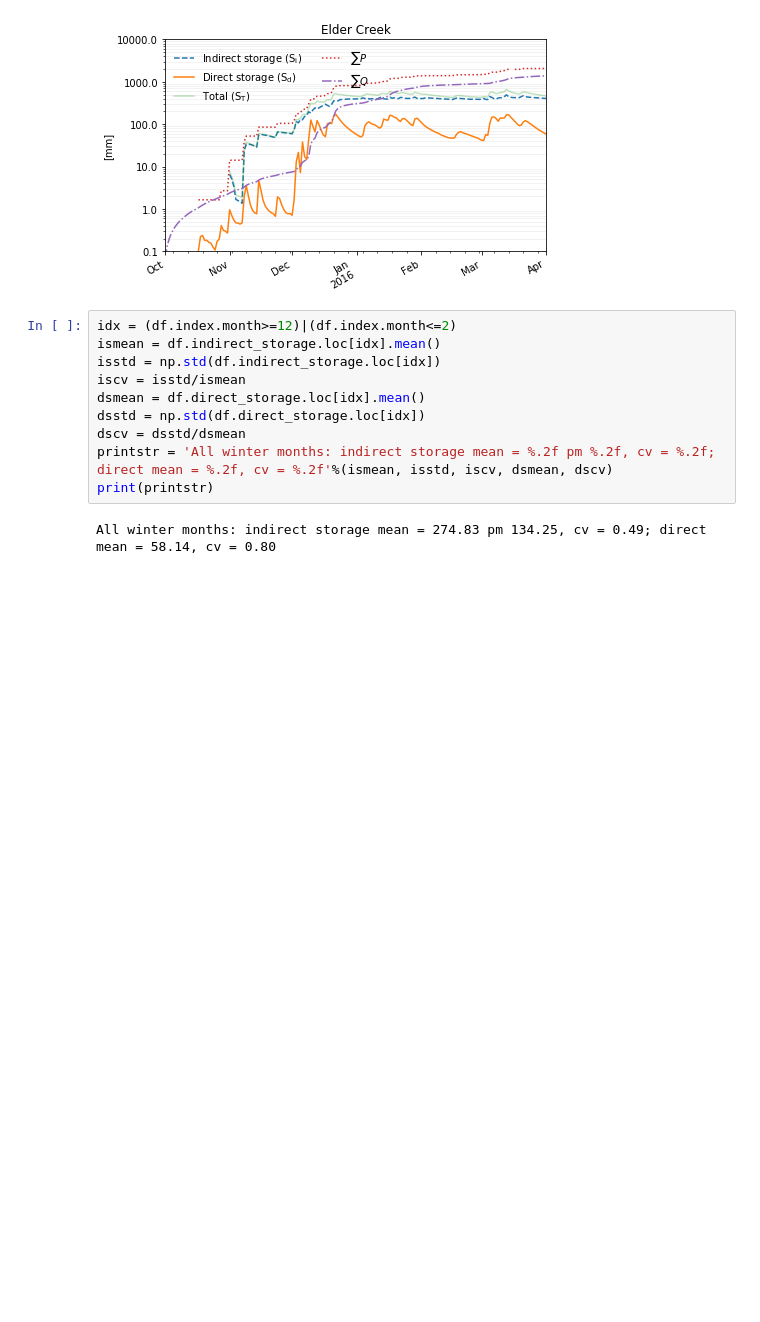
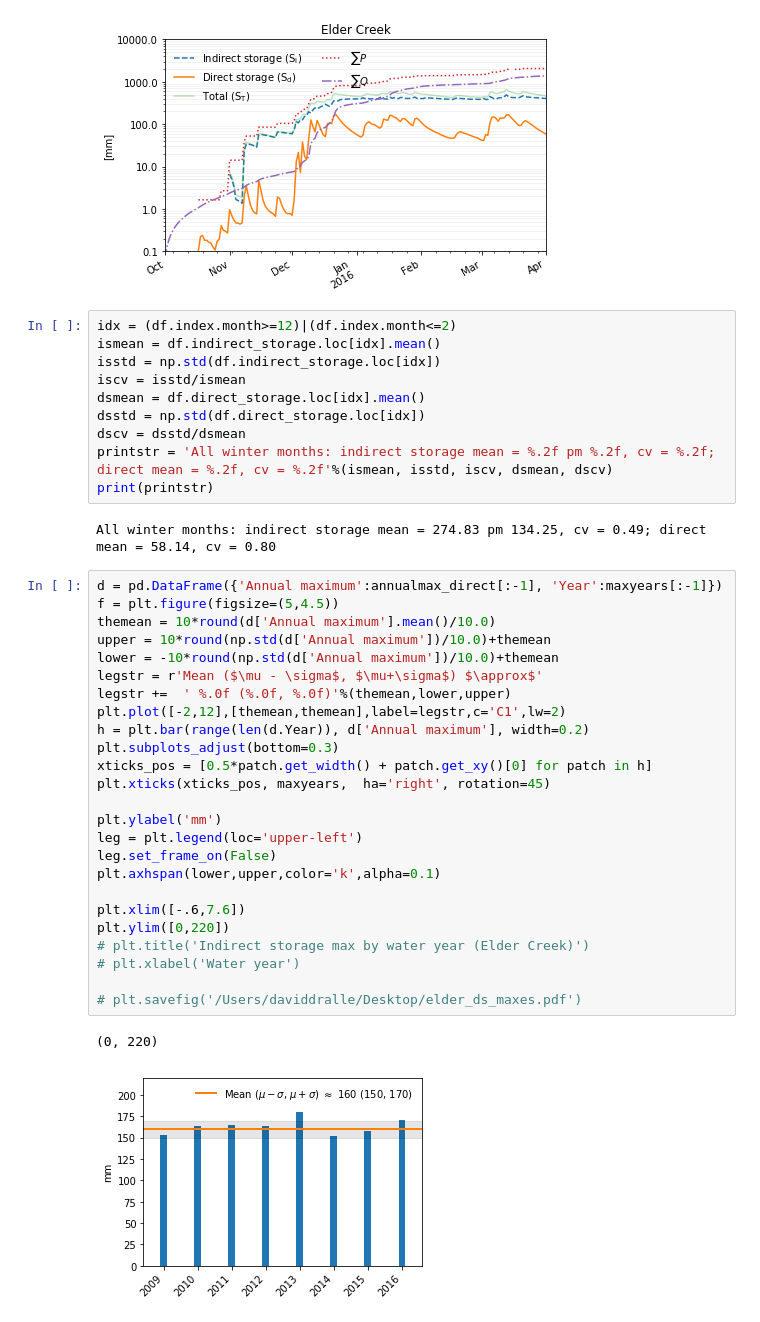
Before and after one commit to daviddralle/indirect_storage, a Jupyter notebook: SI_dynamic_storage_daily_elder.ipynb, the cells around one changed output. Cells and saved outputs as stored; diff of their text form; blank space fills up the shorter version.

```diff
--- a/SI_dynamic_storage_daily_elder.ipynb
+++ b/SI_dynamic_storage_daily_elder.ipynb
@@ -294,6 +294,34 @@ printstr = 'All winter months: indirect storage mean = %.2f pm %.2f, cv = %.2f;
 print(printstr)
 # %% [output]
 All winter months: indirect storage mean = 274.83 pm 134.25, cv = 0.49; direct mean = 58.14, cv = 0.80
+# %%
+d = pd.DataFrame({'Annual maximum':annualmax_direct[:-1], 'Year':maxyears[:-1]})
+f = plt.figure(figsize=(5,4.5))
+themean = 10*round(d['Annual maximum'].mean()/10.0)
+upper = 10*round(np.std(d['Annual maximum'])/10.0)+themean
+lower = -10*round(np.std(d['Annual maximum'])/10.0)+themean
+legstr = r'Mean ($\mu - \sigma$, $\mu+\sigma$) $\approx$'
+legstr +=  ' %.0f (%.0f, %.0f)'%(themean,lower,upper)
+plt.plot([-2,12],[themean,themean],label=legstr,c='C1',lw=2)
+h = plt.bar(range(len(d.Year)), d['Annual maximum'], width=0.2)
+plt.subplots_adjust(bottom=0.3)
+xticks_pos = [0.5*patch.get_width() + patch.get_xy()[0] for patch in h]
+plt.xticks(xticks_pos, maxyears,  ha='right', rotation=45)
+
+plt.ylabel('mm')
+leg = plt.legend(loc='upper-left')
+leg.set_frame_on(False)
+plt.axhspan(lower,upper,color='k',alpha=0.1)
+
+plt.xlim([-.6,7.6])
+plt.ylim([0,220])
+# plt.title('Indirect storage max by water year (Elder Creek)')
+# plt.xlabel('Water year')
+
+# plt.savefig('/Users/daviddralle/Desktop/elder_ds_maxes.pdf')
+# %% [output]
+(0, 220)
+[figure, added]
 # %%
 d = pd.DataFrame({'Annual maximum':annualmax_indirect[:-1], 'Year':maxyears[:-1]})
 f = plt.figure(figsize=(5,4.5))
```
Also changed, not shown: parts of 7 cells of this notebook, 13 other files.
